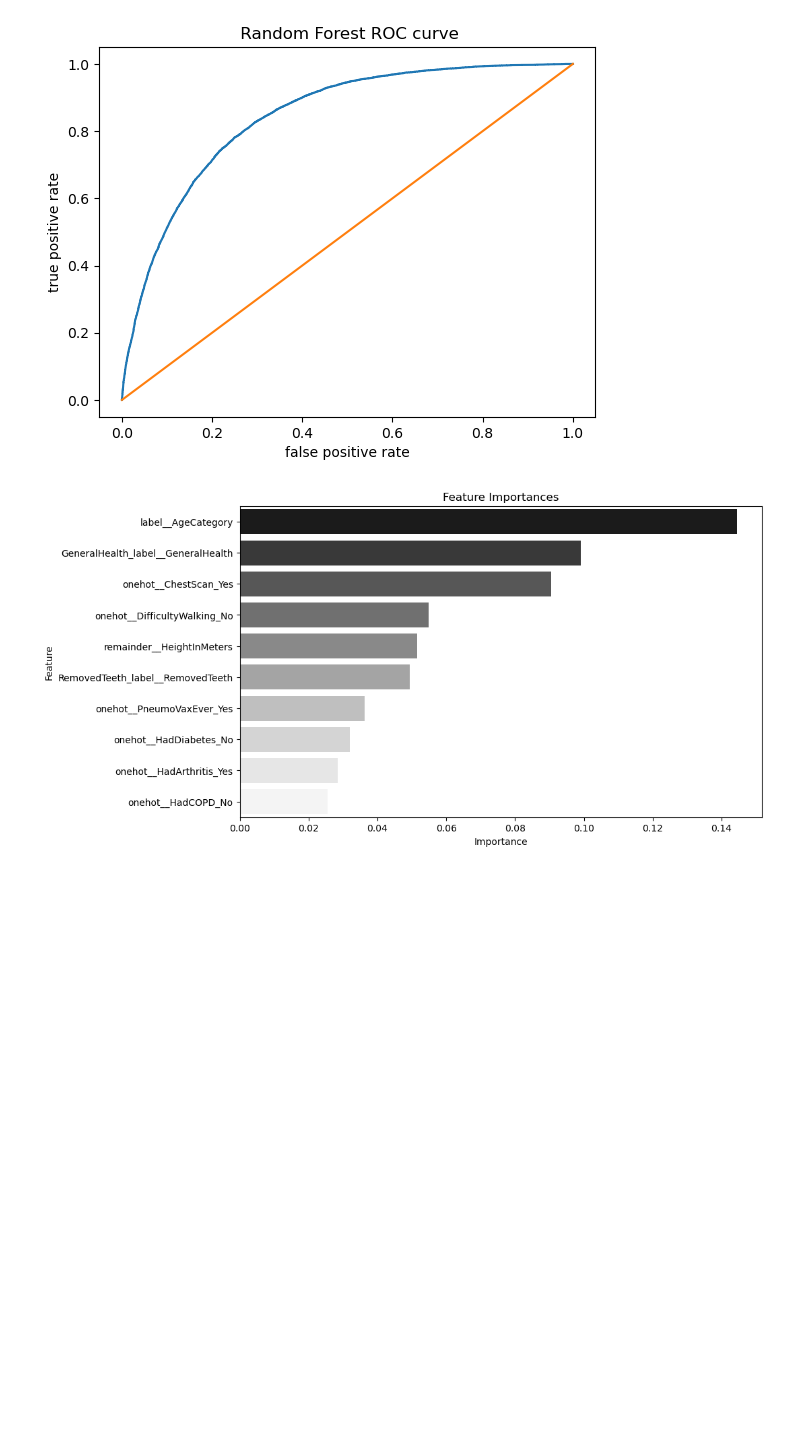
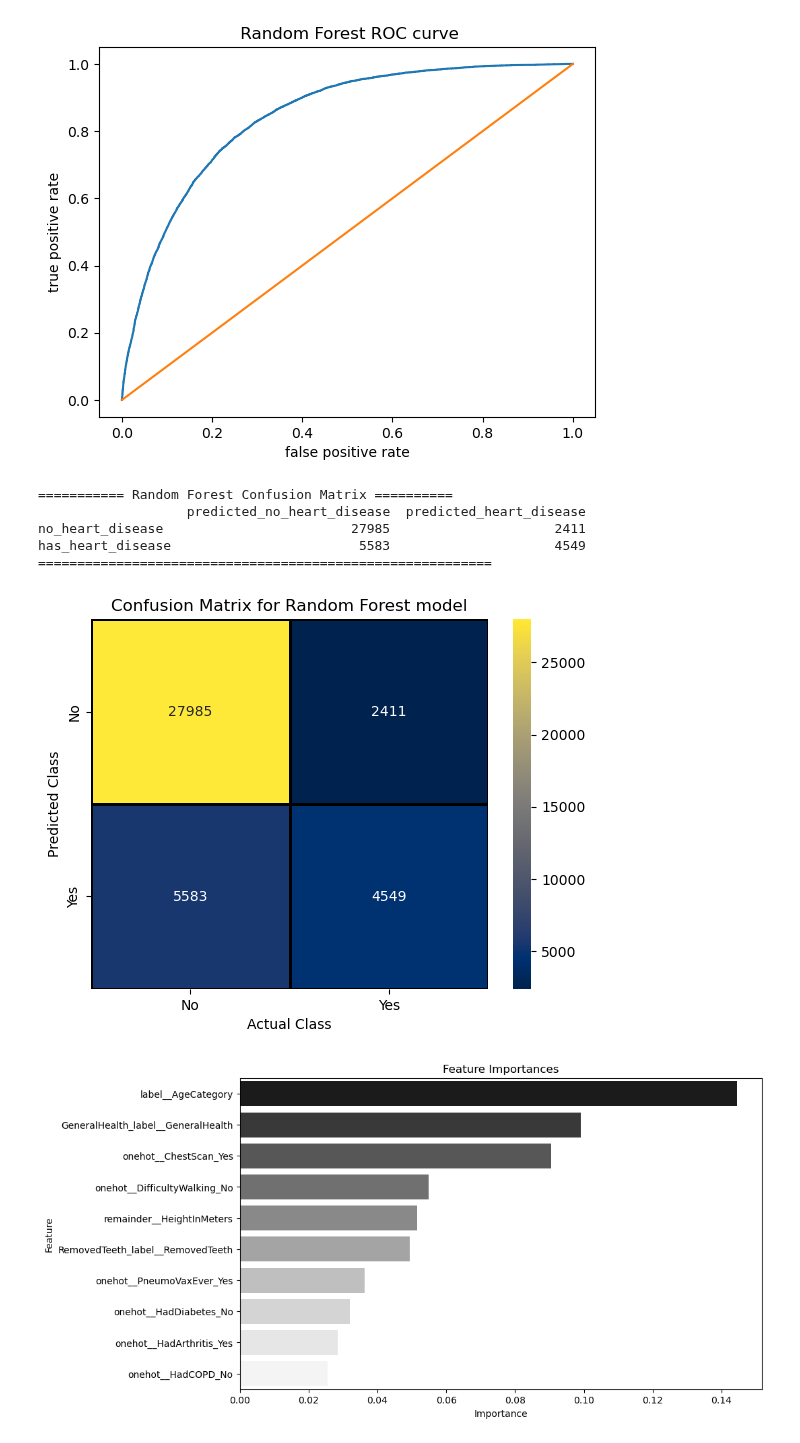
Before and after one commit to DecisionTreeBruining/212B-ML-Project, a Jupyter notebook: assignment_2/local_dev/final_analysis.ipynb, the cells around one changed output. Cells and saved outputs as stored; diff of their text form; code cells hidden in the pictures; blank space fills up the shorter version.

Commit message:
more graphs
added confusion matrix graphs

```diff
--- a/assignment_2/local_dev/final_analysis.ipynb
+++ b/assignment_2/local_dev/final_analysis.ipynb
@@ -322,6 +322,32 @@ Yes_HeartDisease       0.65      0.45      0.53     10132
 0.8426023301214598
 ===================================================================
 [figure]
+# %%
+# confusion matrix for rf
+sns.heatmap(confusion_matrix(y_test, y_pred_test_rf),
+    annot = True,
+    cmap = "cividis",
+    linewidths = 2,
+    linecolor = "black",
+    xticklabels = ['No','Yes'],
+    yticklabels = ['No','Yes'],
+    fmt = '.0F'
+           )
+
+plt.title('Confusion Matrix for Random Forest model')
+plt.xlabel('Actual Class')
+plt.ylabel('Predicted Class')
+plt.savefig(figpath + 'rf_cm.png')
+print('=========== Random Forest Confusion Matrix ==========')
+print(rf_conf)
+print('==========================================================\n')
+# %% [output]
+=========== Random Forest Confusion Matrix ==========
+                   predicted_no_heart_disease  predicted_heart_disease
+no_heart_disease                        27985                     2411
+has_heart_disease                        5583                     4549
+==========================================================
+[figure, added]
 # %%
 # Feature importance
 rf_model = pickle.load(open(indir + 'rf_model_select.pkl', 'rb'))
```
Also changed, not shown: parts of 1 cell of this notebook, 2 other files.
